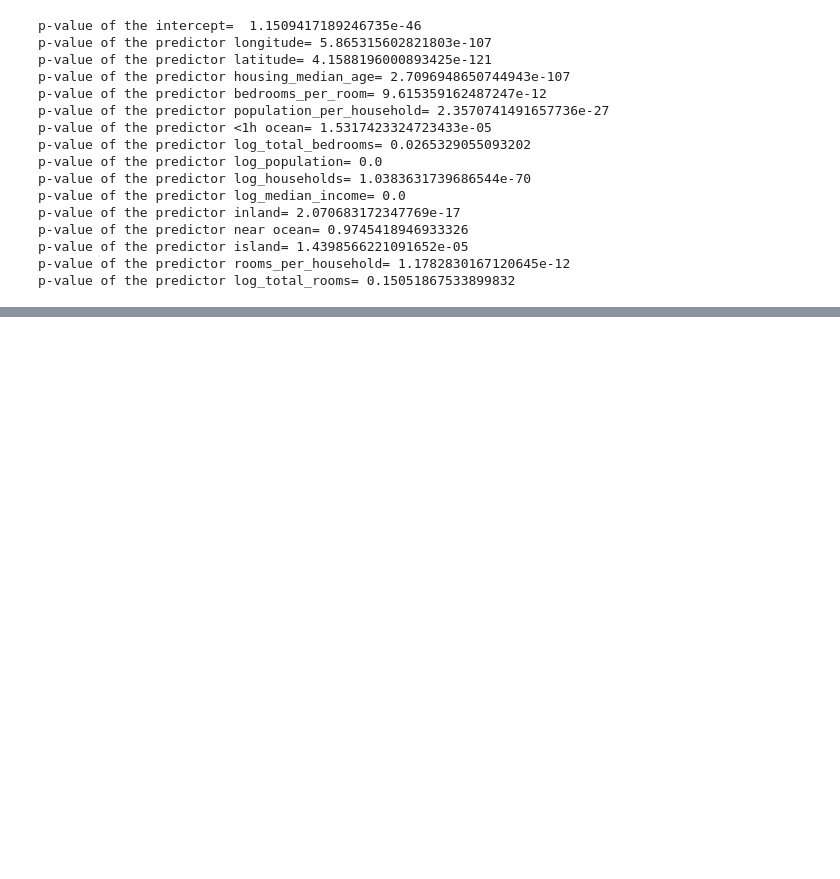
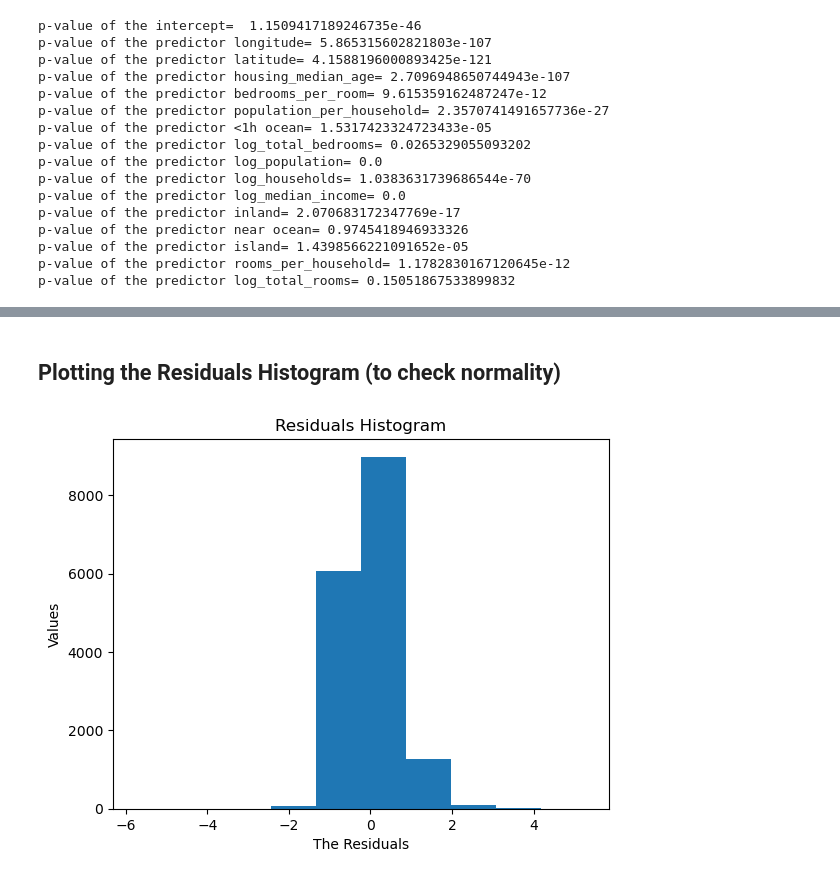
Before and after one commit to im6ha/House-Price-Prediction, a Jupyter notebook: notebooks/04_linear_regression.ipynb, the cells around one changed output, grey strips where cells are left out. Saved outputs shown, nothing was run; the diff lists cells and outputs as text; code cells hidden in the pictures; blank space fills up the shorter version.

```diff
--- a/notebooks/04_linear_regression.ipynb
+++ b/notebooks/04_linear_regression.ipynb
@@ -101,0 +108,6 @@ p-value of the predictor log_total_rooms= 0.15051867533899832
+# %% [markdown]
+## Plotting the Residuals Histogram (to check normality)
+# %%
+residuals_histogram(training_targets, train_predictions)
+# %% [output]
+[figure, added]
```
Also changed, not shown: parts of 3 cells of this notebook, 3 other files.
